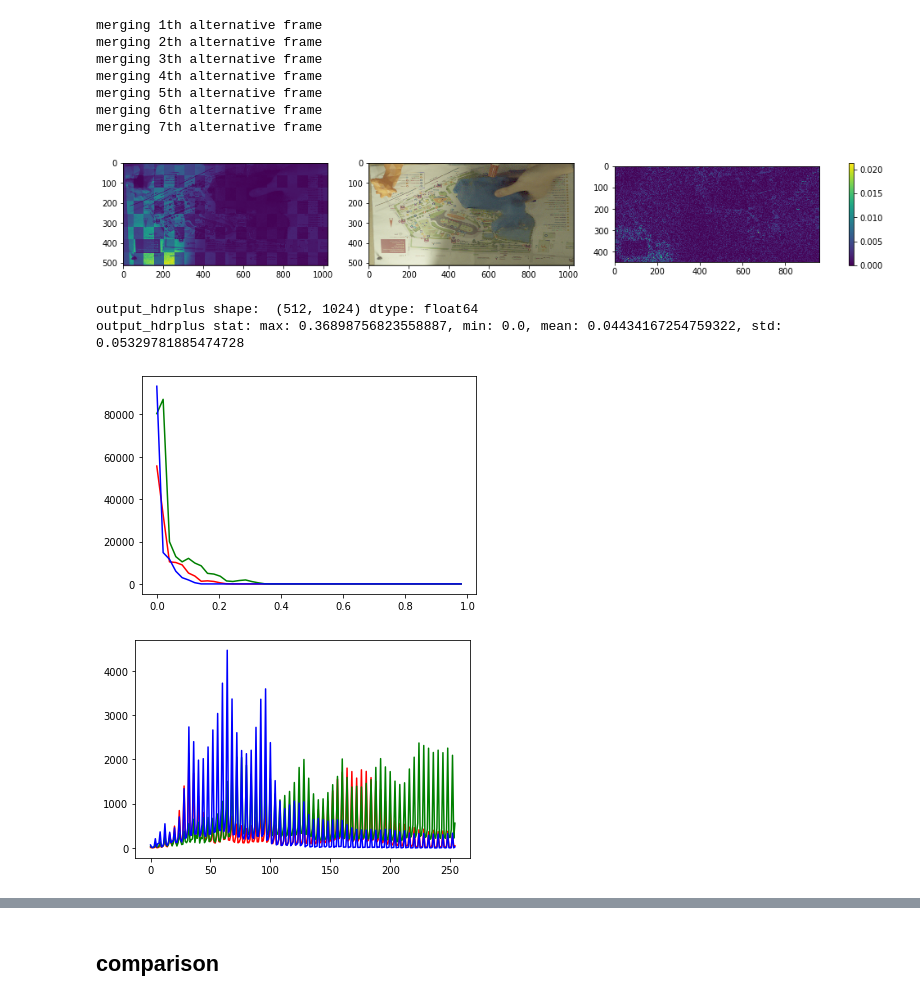
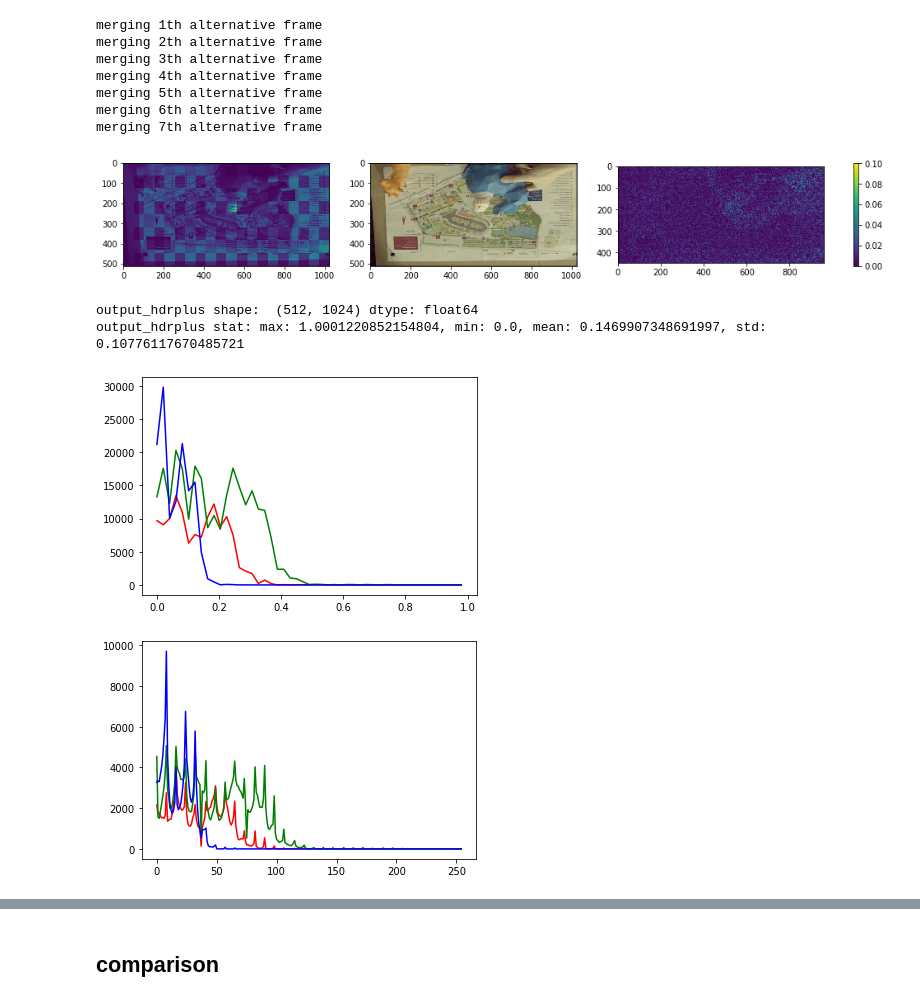
Before and after one commit to cianhwang/hdr_video, a Jupyter notebook: model/eval.ipynb, the cells around one changed output, grey strips where cells are left out. Cells and saved outputs as stored; diff of their text form; code cells hidden in the pictures.

```diff
--- a/model/eval.ipynb
+++ b/model/eval.ipynb
@@ -249,7 +249,7 @@ loss = 0.00112
 ## HDRPlus (!!Need to adjust merge threshold!!)
 # %%
 val_imgs = (val_batch[0].numpy()*1024.0).astype(np.int16) #* (2**bit_depth -1)).astype(np.uint16)
-output_hdrplus = HDRPlus_model(val_imgs, 1200.0)#.astype(np.uint16)
+output_hdrplus = HDRPlus_model(val_imgs, 6000.0)#.astype(np.uint16)
 # %% [output]
 merging 1th alternative frame
 merging 2th alternative frame
@@ -269,15 +269,15 @@ im = ax[2].imshow(np.abs(output_hdrplus[32:-32,32:-32]-gt[32:-32,32:-32]))
 fig.colorbar(im, ax=ax,fraction=0.007, pad=0.04)
 plt.show()
 # %% [output]
-[figure, old version]
+[figure, new version]
 # %%
 print_stat("output_hdrplus", output_hdrplus)
 plot_histogram_normalized(output_hdrplus)
-plot_histogram((output_hdrplus*(1024.0*8-1)).astype(np.int16), bit_depth + np.log2(n_frames))
+plot_histogram((output_hdrplus*(2**bit_depth*8-1)).astype(np.int16), bit_depth + np.log2(n_frames))
 loss = np.abs(output_hdrplus[32:-32,32:-32]-gt[32:-32,32:-32]).mean()
 print("loss = ", loss)
 # %% [output]
 output_hdrplus shape:  (512, 1024) dtype: float64
-output_hdrplus stat: max: 0.36898756823558887, min: 0.0, mean: 0.04434167254759322, std: 0.05329781885474728
+output_hdrplus stat: max: 1.0001220852154804, min: 0.0, mean: 0.1469907348691997, std: 0.10776117670485721
-[figure, old version]
+[figure, new version]
-[figure, old version]
+[figure, new version]
```
Also changed, not shown: parts of 14 cells of this notebook, 1 other file.
